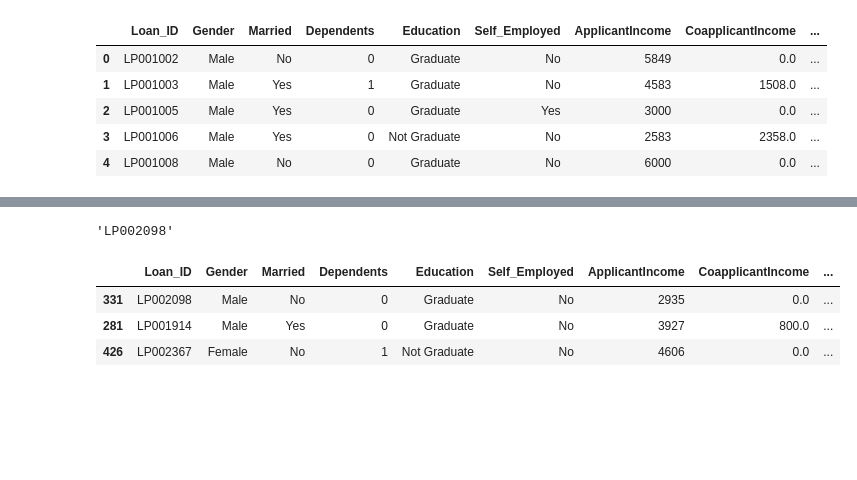
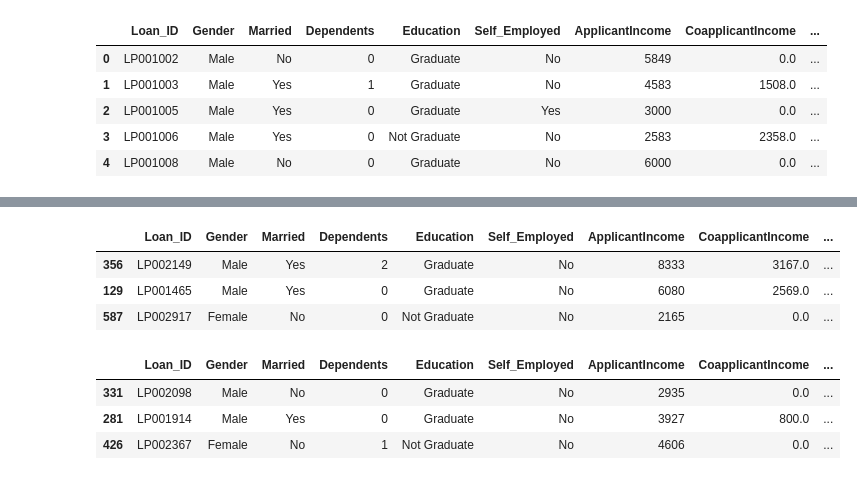
Before and after one commit to Maestria-en-Ciencia-de-datos-HWTNM/curso_intro_python_poly, a Jupyter notebook: clases/clase3.ipynb, the cells around one changed output, grey strips where cells are left out. Drawn from its saved outputs; the diff is of its cells as text; code cells hidden in the pictures; blank space fills up the shorter version.

```diff
--- a/clases/clase3.ipynb
+++ b/clases/clase3.ipynb
@@ -249,10 +248,13 @@ df_rand.head()
 # %%
-#df_rand.loc[[0,1,2]]
+#df_rand.iloc[[0,1,2]]
 #df_rand.loc[1,"Loan_ID"]
-df_rand.loc[331,"Loan_ID"]
+#df_rand.loc[331,"Loan_ID"]
 #df_rand.loc[0:3]
 # %% [output]
-'LP002098'
+|  | Loan_ID | Gender | Married | Dependents | Education | Self_Employed | ApplicantIncome | CoapplicantIncome | ... |
+| 356 | LP002149 | Male | Yes | 2 | Graduate | No | 8333 | 3167.0 | ... |
+| 129 | LP001465 | Male | Yes | 0 | Graduate | No | 6080 | 2569.0 | ... |
+| 587 | LP002917 | Female | No | 0 | Not Graduate | No | 2165 | 0.0 | ... |
 # %%
 #df_rand.iloc[[0,1,2]]
 #df.iloc[1,"Loan_ID"]
```
Also changed, not shown: parts of 6 cells of this notebook, 4 other files.
